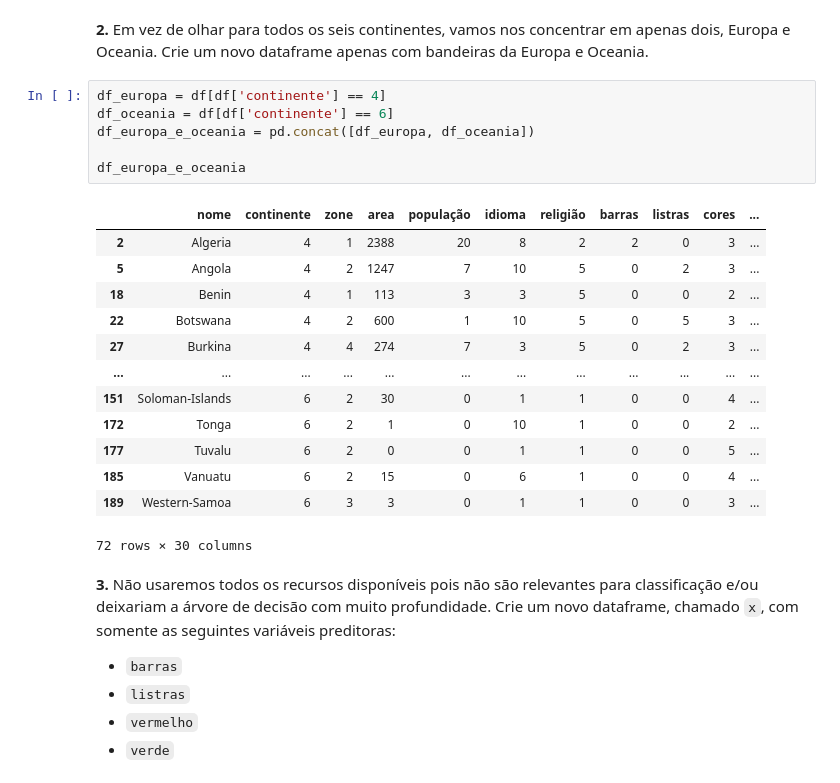
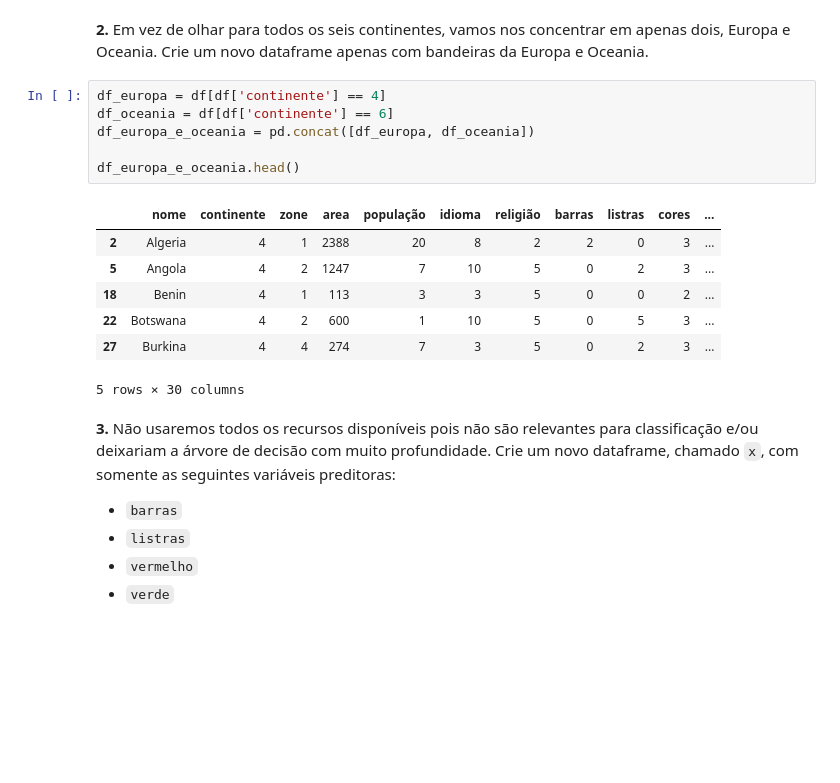
Before and after one commit to Victor-Fiamoncini/atv_ml_05, a Jupyter notebook: src/Exercício Árvore de Decisão - Victor Fiamoncini.ipynb, the cells around one changed output. Drawn from its saved outputs; the diff is of its cells as text; blank space fills up the shorter version.

```diff
--- a/src/Exercício Árvore de Decisão - Victor Fiamoncini.ipynb
+++ b/src/Exercício Árvore de Decisão - Victor Fiamoncini.ipynb
@@ -65,23 +65,17 @@ Total: 194
 # %%
 df_europa = df[df['continente'] == 4]
 df_oceania = df[df['continente'] == 6]
 df_europa_e_oceania = pd.concat([df_europa, df_oceania])
 
-df_europa_e_oceania
+df_europa_e_oceania.head()
 # %% [output]
 |  | nome | continente | zone | area | população | idioma | religião | barras | listras | cores | ... |
 | 2 | Algeria | 4 | 1 | 2388 | 20 | 8 | 2 | 2 | 0 | 3 | ... |
 | 5 | Angola | 4 | 2 | 1247 | 7 | 10 | 5 | 0 | 2 | 3 | ... |
 | 18 | Benin | 4 | 1 | 113 | 3 | 3 | 5 | 0 | 0 | 2 | ... |
 | 22 | Botswana | 4 | 2 | 600 | 1 | 10 | 5 | 0 | 5 | 3 | ... |
 | 27 | Burkina | 4 | 4 | 274 | 7 | 3 | 5 | 0 | 2 | 3 | ... |
-| ... | ... | ... | ... | ... | ... | ... | ... | ... | ... | ... | ... |
-| 151 | Soloman-Islands | 6 | 2 | 30 | 0 | 1 | 1 | 0 | 0 | 4 | ... |
-| 172 | Tonga | 6 | 2 | 1 | 0 | 10 | 1 | 0 | 0 | 2 | ... |
-| 177 | Tuvalu | 6 | 2 | 0 | 0 | 1 | 1 | 0 | 0 | 5 | ... |
-| 185 | Vanuatu | 6 | 2 | 15 | 0 | 6 | 1 | 0 | 0 | 4 | ... |
-| 189 | Western-Samoa | 6 | 3 | 3 | 0 | 1 | 1 | 0 | 0 | 3 | ... |
-72 rows × 30 columns
+5 rows × 30 columns
 # %% [markdown]
 **3.** Não usaremos todos os recursos disponíveis pois não são relevantes para classificação e/ou deixariam a árvore de decisão com muito profundidade. Crie um novo dataframe, chamado `x`, com somente as seguintes variáveis preditoras:
 
```
Also changed, not shown: parts of 6 cells of this notebook.
